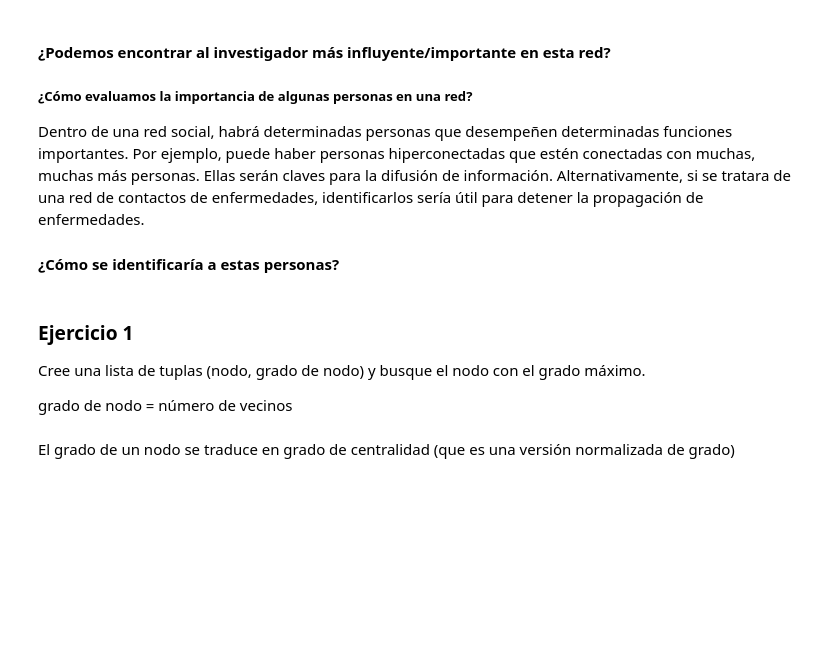
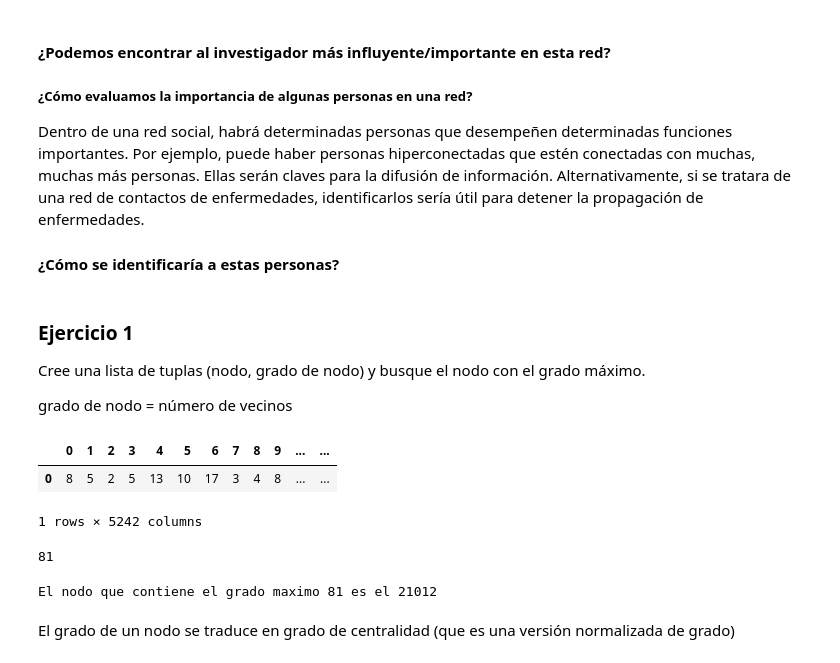
Before and after one commit to patoram123/MDS-Notebooks-1, a Jupyter notebook: 03-CdR/Taller redes 2/Taller redes 2 y Tarea 2.ipynb, the cells around one changed output. Saved outputs shown, nothing was run; the diff lists cells and outputs as text; code cells hidden in the pictures; blank space fills up the shorter version.

```diff
--- a/03-CdR/Taller redes 2/Taller redes 2 y Tarea 2.ipynb
+++ b/03-CdR/Taller redes 2/Taller redes 2 y Tarea 2.ipynb
@@ -109,3 +90,19 @@ grado de nodo = número de vecinos
+# %%
+degrees = list(dict(authors_graph.degree()).values())
+pd.DataFrame(degrees).transpose()
+# %% [output]
+|  | 0 | 1 | 2 | 3 | 4 | 5 | 6 | 7 | 8 | 9 | ... | ... |
+| 0 | 8 | 5 | 2 | 5 | 13 | 10 | 17 | 3 | 4 | 8 | ... | ... |
+1 rows × 5242 columns
+# %%
+kmax = max(degrees)
+kmax
+# %% [output]
+81
+# %%
+print(f"El nodo que contiene el grado maximo {kmax} es el", list(dict(authors_graph.degree()).keys())[list(dict(authors_graph.degree()).values()).index(kmax)])
+# %% [output]
+El nodo que contiene el grado maximo 81 es el 21012
 # %% [markdown]
 El grado de un nodo se traduce en grado de centralidad (que es una versión normalizada de grado)
 # %%
```
Also changed, not shown: parts of 12 cells of this notebook, 4 other files.
